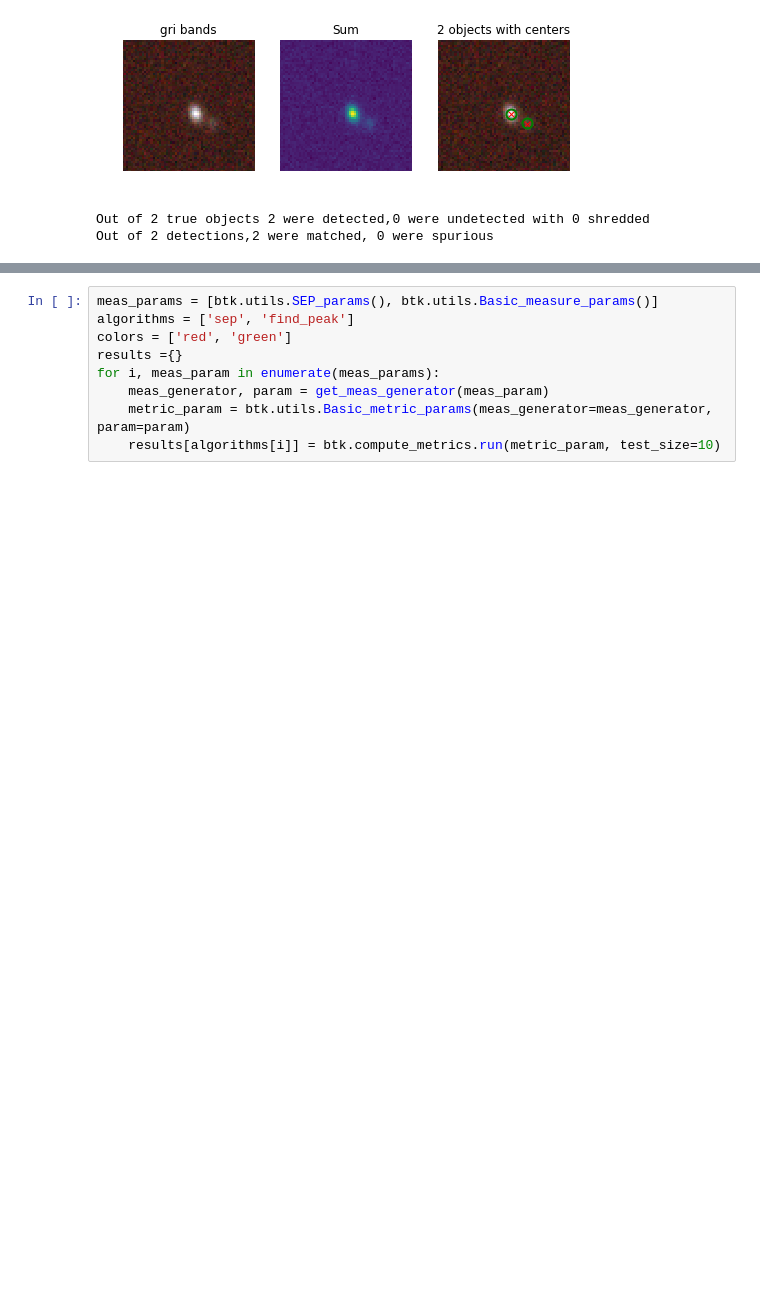
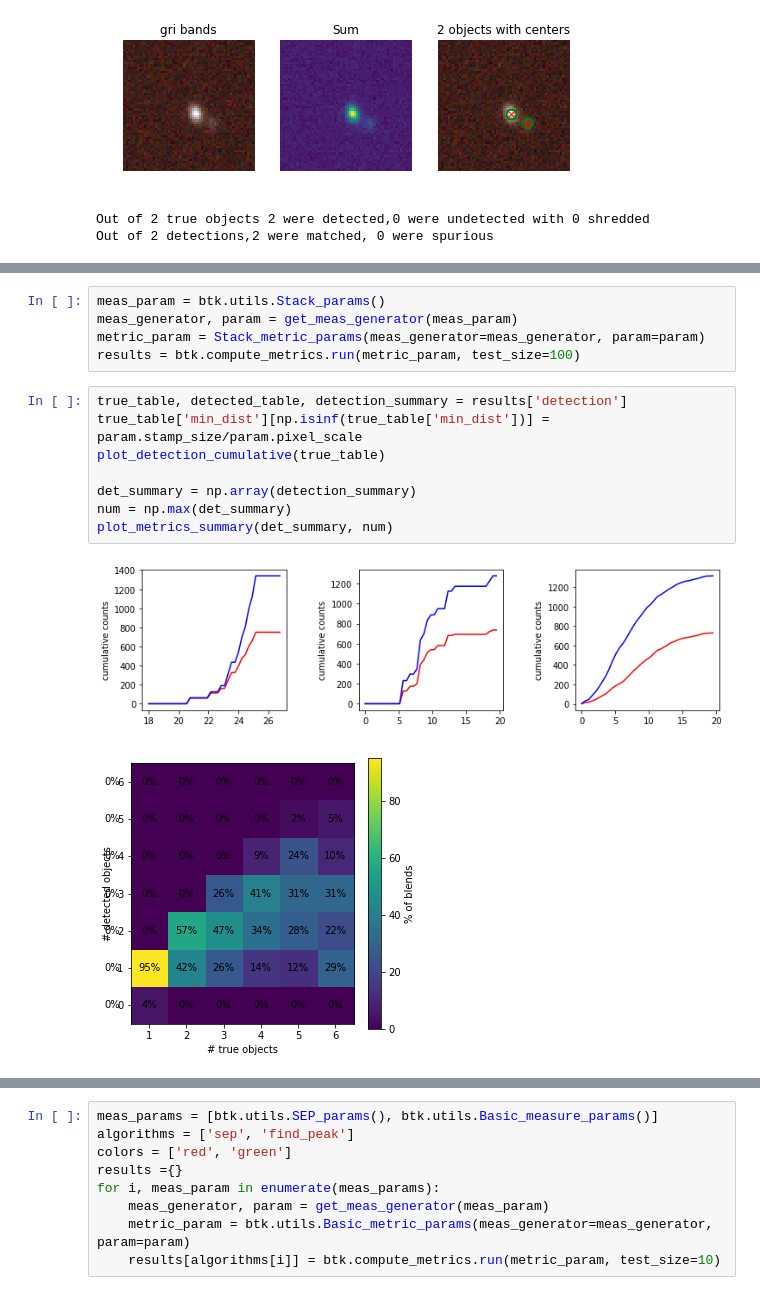
Before and after one commit to LSSTDESC/BlendingToolKit, a Jupyter notebook: notebooks/detection_metrics.ipynb, the cells around one changed output, grey strips where cells are left out. Drawn from its saved outputs; the diff is of its cells as text; blank space fills up the shorter version.

```diff
--- a/notebooks/detection_metrics.ipynb
+++ b/notebooks/detection_metrics.ipynb
@@ -284,0 +376,16 @@ plot_metrics_summary(det_summary, num)
+# %%
+meas_param = btk.utils.Stack_params()
+meas_generator, param = get_meas_generator(meas_param)
+metric_param = Stack_metric_params(meas_generator=meas_generator, param=param)
+results = btk.compute_metrics.run(metric_param, test_size=100)
+# %%
+true_table, detected_table, detection_summary = results['detection']
+true_table['min_dist'][np.isinf(true_table['min_dist'])] = param.stamp_size/param.pixel_scale
+plot_detection_cumulative(true_table)
+
+det_summary = np.array(detection_summary)
+num = np.max(det_summary)
+plot_metrics_summary(det_summary, num)
+# %% [output]
+[figure, added]
+[figure, added]
```
Also changed, not shown: parts of 11 cells of this notebook, 1 other file.
